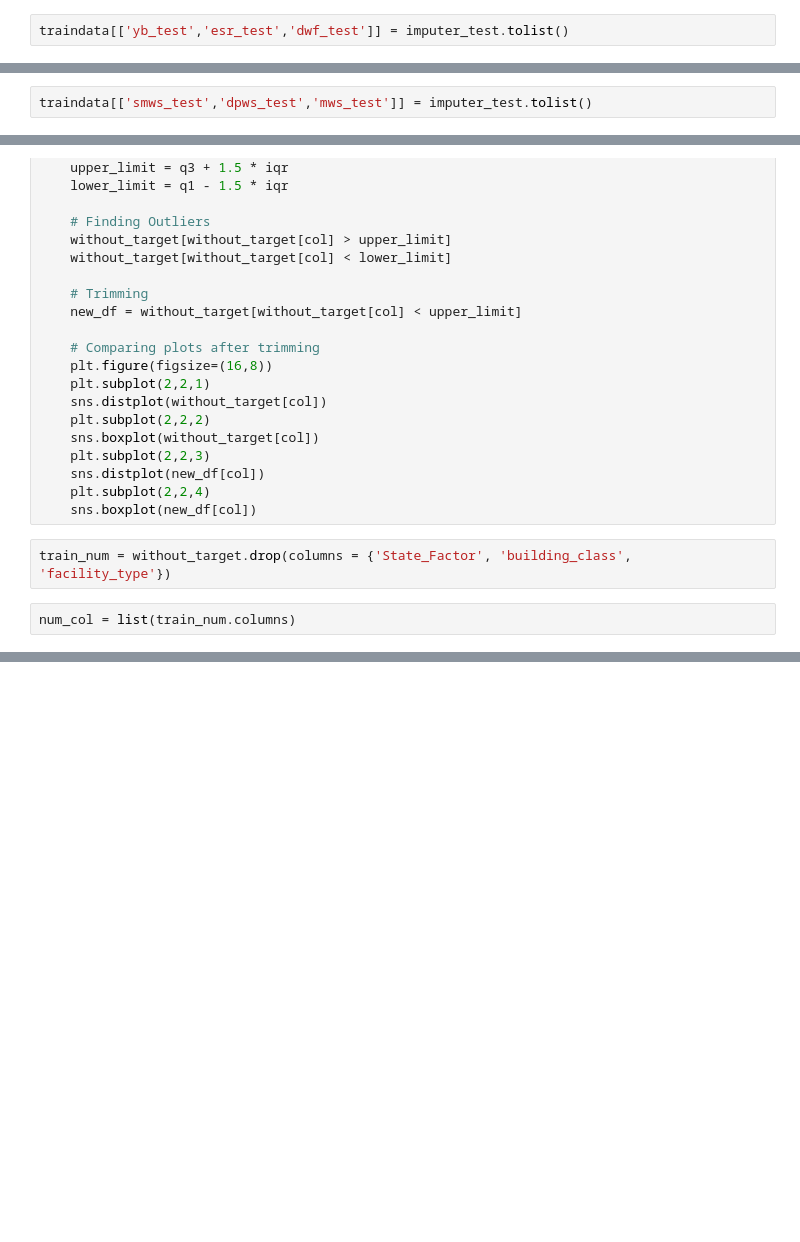
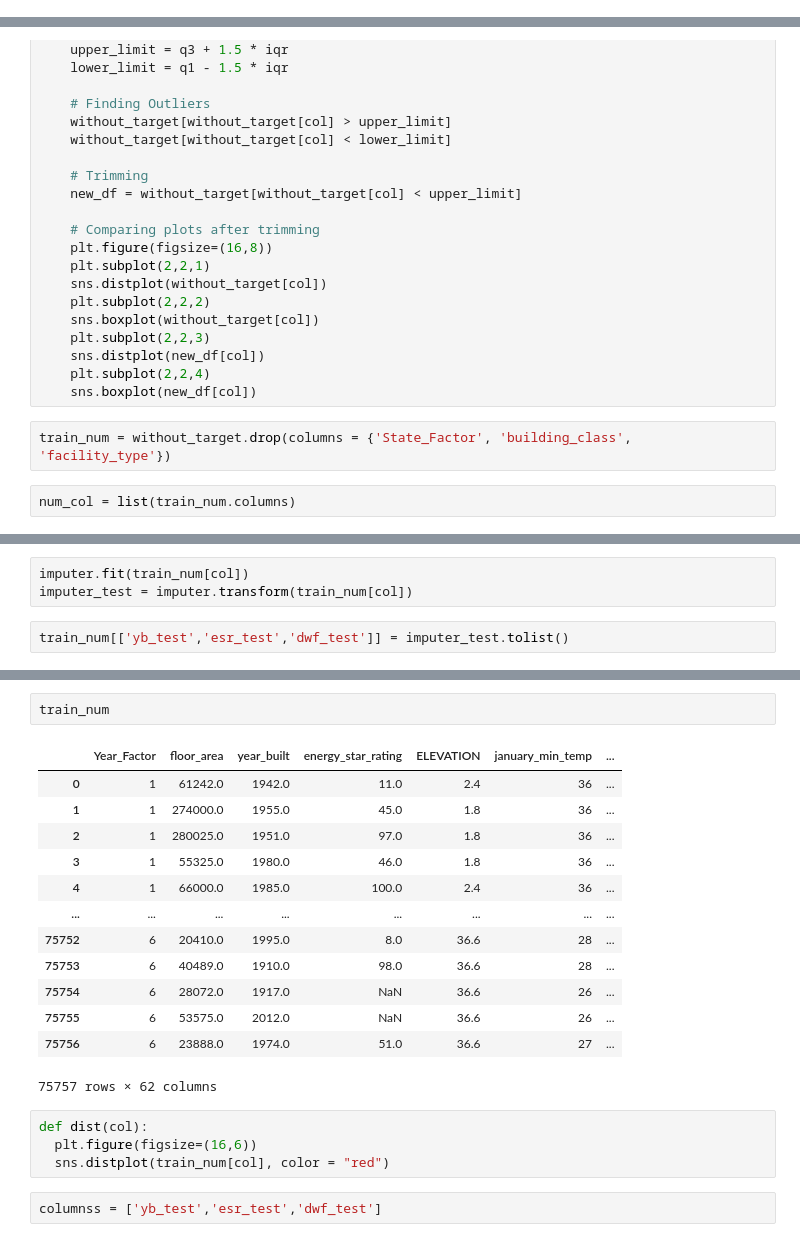
Before and after one commit to va9run/phildelphia, a Jupyter notebook: _preprocessing.ipynb, the cells around one changed output, grey strips where cells are left out. Drawn from its saved outputs; the diff is of its cells as text; blank space fills up the shorter version.

```diff
--- a/_preprocessing.ipynb
+++ b/_preprocessing.ipynb
@@ -211,2 +121,0 @@ array([[1942. ,   11. ,   68.8],
-# %%
-traindata[['yb_test','esr_test','dwf_test']] = imputer_test.tolist()
@@ -292,2 +121,0 @@ array([[1., 1., 1.],
-# %%
-traindata[['smws_test','dpws_test','mws_test']] = imputer_test.tolist()
@@ -394,0 +206,5 @@ for i in num_col:
+# %%
+imputer.fit(train_num[col])
+imputer_test = imputer.transform(train_num[col])
+# %%
+train_num[['yb_test','esr_test','dwf_test']] = imputer_test.tolist()
@@ -394,0 +231,22 @@ for i in num_col:
+# %%
+train_num
+# %% [output]
+|  | Year_Factor | floor_area | year_built | energy_star_rating | ELEVATION | january_min_temp | ... |
+| 0 | 1 | 61242.0 | 1942.0 | 11.0 | 2.4 | 36 | ... |
+| 1 | 1 | 274000.0 | 1955.0 | 45.0 | 1.8 | 36 | ... |
+| 2 | 1 | 280025.0 | 1951.0 | 97.0 | 1.8 | 36 | ... |
+| 3 | 1 | 55325.0 | 1980.0 | 46.0 | 1.8 | 36 | ... |
+| 4 | 1 | 66000.0 | 1985.0 | 100.0 | 2.4 | 36 | ... |
+| ... | ... | ... | ... | ... | ... | ... | ... |
+| 75752 | 6 | 20410.0 | 1995.0 | 8.0 | 36.6 | 28 | ... |
+| 75753 | 6 | 40489.0 | 1910.0 | 98.0 | 36.6 | 28 | ... |
+| 75754 | 6 | 28072.0 | 1917.0 | NaN | 36.6 | 26 | ... |
+| 75755 | 6 | 53575.0 | 2012.0 | NaN | 36.6 | 26 | ... |
+| 75756 | 6 | 23888.0 | 1974.0 | 51.0 | 36.6 | 27 | ... |
+75757 rows × 62 columns
+# %%
+def dist(col):
+  plt.figure(figsize=(16,6))
+  sns.distplot(train_num[col], color = "red")
+# %%
+columnss = ['yb_test','esr_test','dwf_test']
```
Also changed, not shown: parts of 55 cells of this notebook.
